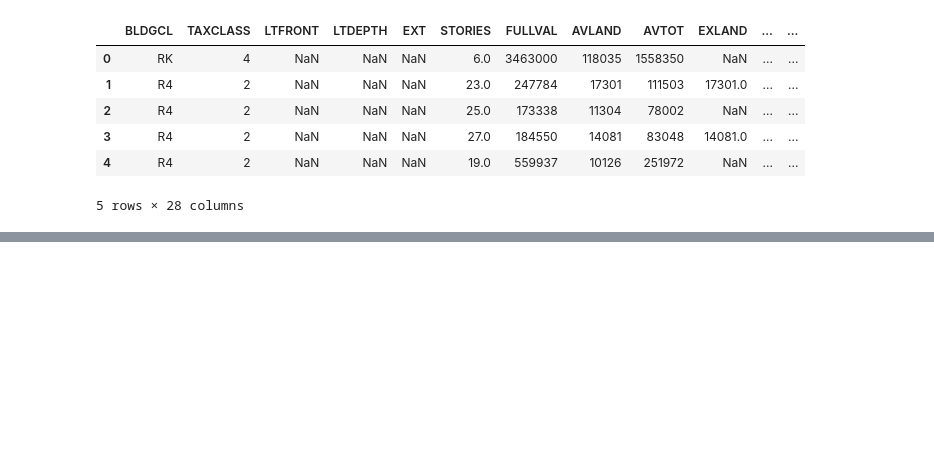
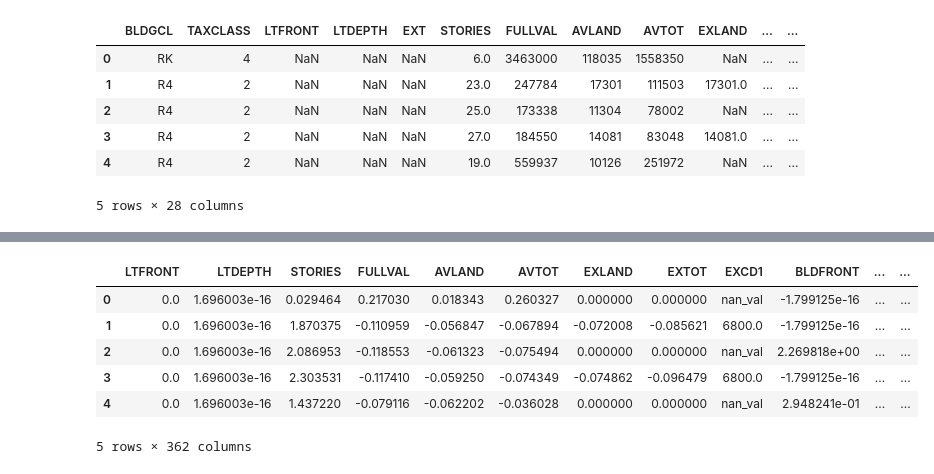
Before and after one commit to Dynovski/BESTHL-AI, a Jupyter notebook: Cleaning.ipynb, the cells around one changed output, grey strips where cells are left out. Saved outputs shown, nothing was run; the diff lists cells and outputs as text; code cells hidden in the pictures; blank space fills up the shorter version.

```diff
--- a/Cleaning.ipynb
+++ b/Cleaning.ipynb
@@ -245,0 +291,11 @@ df.describe()
+# %%
+categorical_cols = ['BLDGCL', 'TAXCLASS', 'EXT', 'YEAR', 'Borough', 'Community Board', 'Council District',
+                    'Census Tract', 'NTA', 'OWNER_RICHNESS', 'BIN_POPULARNESS', 'LTFRONT_WAS_NAN',
+                    'LTDEPTH_WAS_NAN', 'STORIES_WAS_NAN', 'EXLAND_WAS_NAN', 'EXTOT_WAS_NAN',
+                    'BLDFRONT_WAS_NAN', 'BLDDEPTH_WAS_NAN', 'AVLAND2_WAS_NAN',
+                    'AVTOT2_WAS_NAN', 'EXLAND2_WAS_NAN', 'EXTOT2_WAS_NAN',
+                    'Latitude_WAS_NAN', 'Longitude_WAS_NAN'
+                   ]
+# %%
+one_hot_encoded = pd.get_dummies(df[categorical_cols])
+one_hot_encoded.head()
@@ -245,0 +310,13 @@ df.describe()
+# %%
+df = df.drop(columns=categorical_cols)
+df = pd.concat([df, one_hot_encoded], axis=1)
+# %%
+df.head()
+# %% [output]
+|  | LTFRONT | LTDEPTH | STORIES | FULLVAL | AVLAND | AVTOT | EXLAND | EXTOT | EXCD1 | BLDFRONT | ... | ... |
+| 0 | 0.0 | 1.696003e-16 | 0.029464 | 0.217030 | 0.018343 | 0.260327 | 0.000000 | 0.000000 | nan_val | -1.799125e-16 | ... | ... |
+| 1 | 0.0 | 1.696003e-16 | 1.870375 | -0.110959 | -0.056847 | -0.067894 | -0.072008 | -0.085621 | 6800.0 | -1.799125e-16 | ... | ... |
+| 2 | 0.0 | 1.696003e-16 | 2.086953 | -0.118553 | -0.061323 | -0.075494 | 0.000000 | 0.000000 | nan_val | 2.269818e+00 | ... | ... |
+| 3 | 0.0 | 1.696003e-16 | 2.303531 | -0.117410 | -0.059250 | -0.074349 | -0.074862 | -0.096479 | 6800.0 | -1.799125e-16 | ... | ... |
+| 4 | 0.0 | 1.696003e-16 | 1.437220 | -0.079116 | -0.062202 | -0.036028 | 0.000000 | 0.000000 | nan_val | 2.948241e-01 | ... | ... |
+5 rows × 362 columns
```
Also changed, not shown: parts of 12 cells of this notebook, 1 other file.
